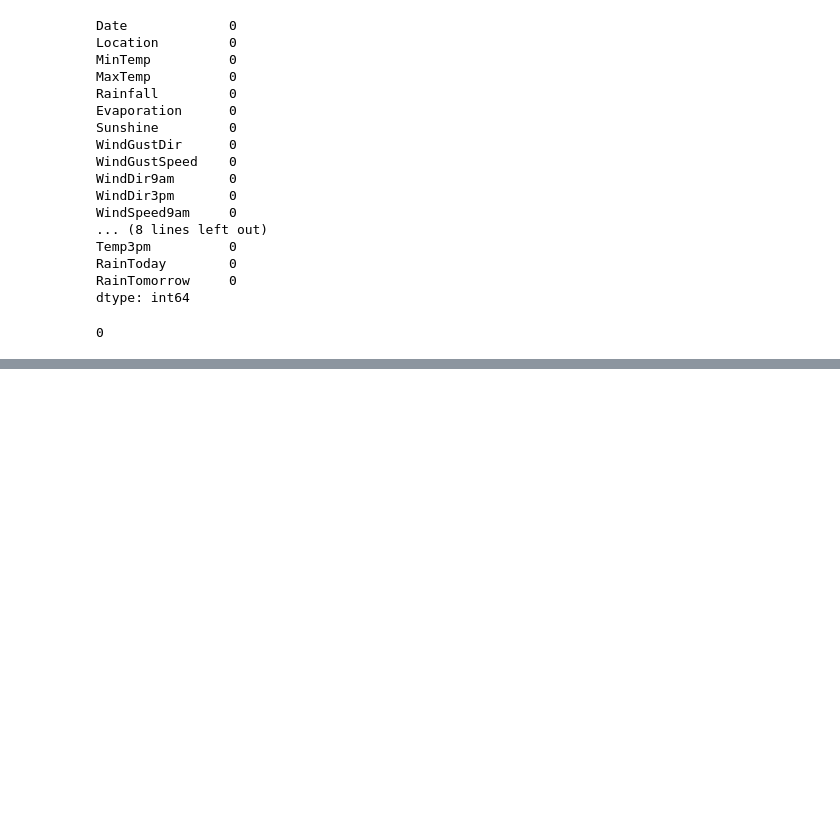
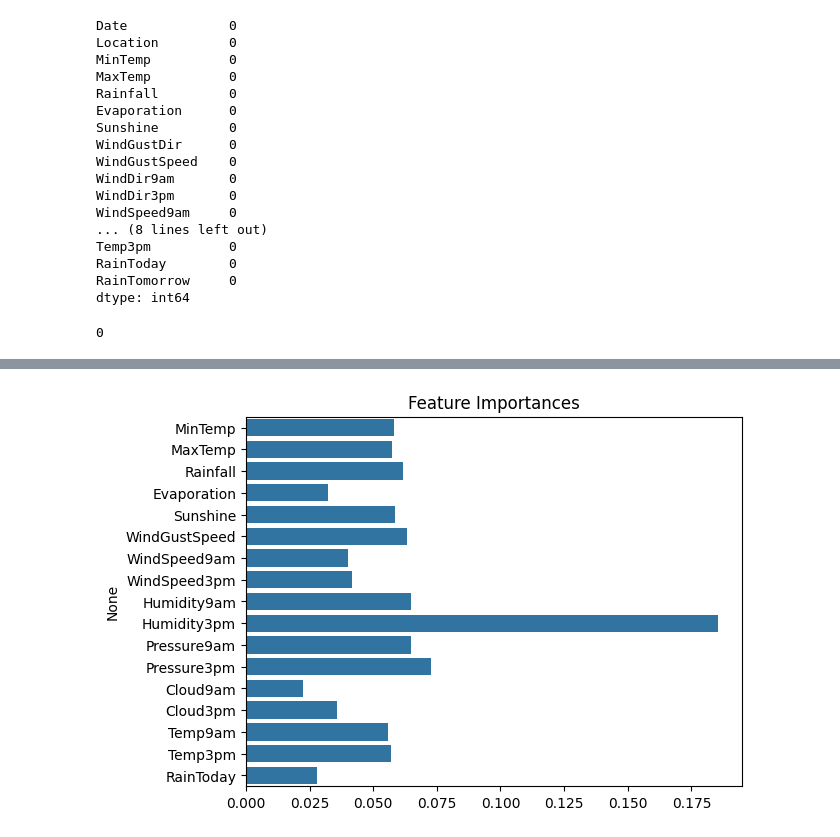
Before and after one commit to BibekBhoi10/RAINFO, a Jupyter notebook: final_cleaned_data.ipynb, the cells around one changed output, grey strips where cells are left out. Cells and saved outputs as stored; diff of their text form; code cells hidden in the pictures; blank space fills up the shorter version.

```diff
--- a/final_cleaned_data.ipynb
+++ b/final_cleaned_data.ipynb
@@ -106,0 +334,20 @@ df.to_csv("cleaned_data.csv") ## final cleaned data is exported
+# %%
+# It is found that the wind direction has less correlation so they are dropped
+columns_to_drop = [
+    'WindGustDir_E','WindGustDir_ENE', 'WindGustDir_ESE', 'WindGustDir_N',
+    'WindGustDir_NE','WindGustDir_NNE', 'WindGustDir_NNW', 'WindGustDir_NW',
+    'WindGustDir_S','WindGustDir_SE', 'WindGustDir_SSE', 'WindGustDir_SSW',
+    'WindGustDir_SW', 'WindGustDir_W', 'WindGustDir_WNW', 'WindGustDir_WSW',
+
+    'WindDir9am_E', 'WindDir9am_ENE', 'WindDir9am_ESE', 'WindDir9am_N',
+    'WindDir9am_NE', 'WindDir9am_NNE', 'WindDir9am_NNW', 'WindDir9am_NW',
+    'WindDir9am_S', 'WindDir9am_SE', 'WindDir9am_SSE', 'WindDir9am_SSW',
+    'WindDir9am_SW', 'WindDir9am_W', 'WindDir9am_WNW', 'WindDir9am_WSW',
+
+    'WindDir3pm_E', 'WindDir3pm_ENE', 'WindDir3pm_ESE', 'WindDir3pm_N',
+    'WindDir3pm_NE', 'WindDir3pm_NNE', 'WindDir3pm_NNW', 'WindDir3pm_NW',
+    'WindDir3pm_S', 'WindDir3pm_SE', 'WindDir3pm_SSE', 'WindDir3pm_SSW',
+    'WindDir3pm_SW', 'WindDir3pm_W', 'WindDir3pm_WNW', 'WindDir3pm_WSW'
+]
+
+final_df = merged_df.drop(columns=columns_to_drop, axis=1)
@@ -106,0 +390,5 @@ df.to_csv("cleaned_data.csv") ## final cleaned data is exported
+# %%
+from sklearn.model_selection import train_test_split
+X_full = final_df.drop('RainTomorrow', axis=1)
+y = final_df['RainTomorrow']
+X_train_full, X_test_full, y_train_full, y_test_full = train_test_split(X_full, y, test_size=0.3, random_state=42)
@@ -106,0 +423,12 @@ df.to_csv("cleaned_data.csv") ## final cleaned data is exported
+# %%
+from sklearn.ensemble import RandomForestClassifier
+
+model = RandomForestClassifier()
+model.fit(X_train_full, y_train_full)
+
+importances = model.feature_importances_
+feature_names = X_train_full.columns
+
+# Display importance
+for name, importance in zip(feature_names, importances):
+    print(f"{name}: {importance:.4f}")
@@ -106,0 +453,9 @@ df.to_csv("cleaned_data.csv") ## final cleaned data is exported
+# %%
+import matplotlib.pyplot as plt
+import seaborn as sns
+
+sns.barplot(x=importances, y=feature_names)
+plt.title("Feature Importances")
+plt.show()
+# %% [output]
+[figure, added]
```
Also changed, not shown: parts of 88 cells of this notebook, 27 other files.
